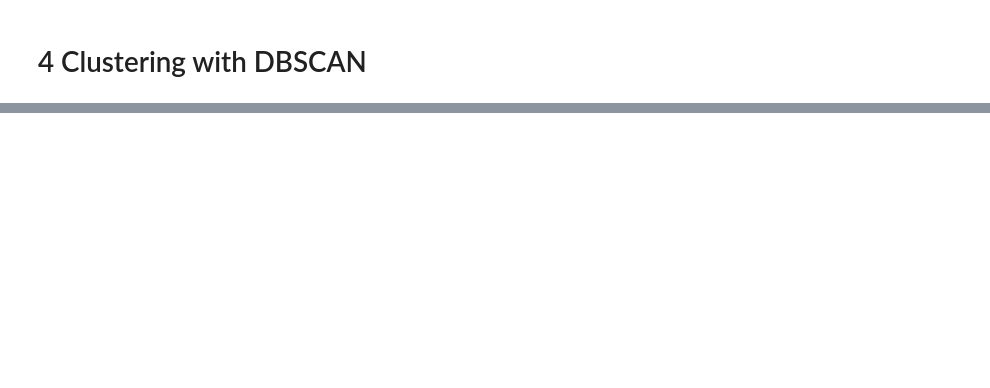
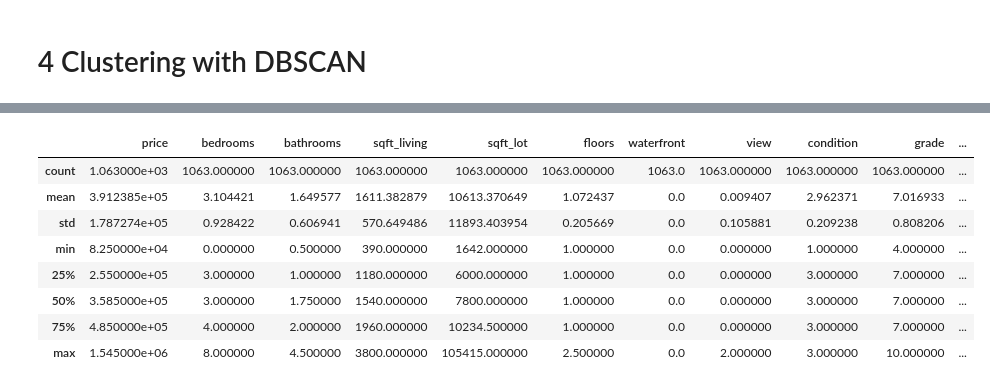
Before and after one commit to OusmaneMomboMombo/housing-cluster-analysis, a Jupyter notebook: house_sales_analysis.ipynb, the cells around one changed output, grey strips where cells are left out. Drawn from its saved outputs; the diff is of its cells as text; code cells hidden in the pictures; blank space fills up the shorter version.

```diff
--- a/house_sales_analysis.ipynb
+++ b/house_sales_analysis.ipynb
@@ -338,0 +490,15 @@ The UMAP dimensionality reduction technique successfully projects our high-dimen
+# %%
+cluster_0 = df[df['cluster'] == 0]
+
+# Calculate descriptive statistics for cluster 0
+cluster_0.describe()
+# %% [output]
+|  | price | bedrooms | bathrooms | sqft_living | sqft_lot | floors | waterfront | view | condition | grade | ... |
+| count | 1.063000e+03 | 1063.000000 | 1063.000000 | 1063.000000 | 1063.000000 | 1063.000000 | 1063.0 | 1063.000000 | 1063.000000 | 1063.000000 | ... |
+| mean | 3.912385e+05 | 3.104421 | 1.649577 | 1611.382879 | 10613.370649 | 1.072437 | 0.0 | 0.009407 | 2.962371 | 7.016933 | ... |
+| std | 1.787274e+05 | 0.928422 | 0.606941 | 570.649486 | 11893.403954 | 0.205669 | 0.0 | 0.105881 | 0.209238 | 0.808206 | ... |
+| min | 8.250000e+04 | 0.000000 | 0.500000 | 390.000000 | 1642.000000 | 1.000000 | 0.0 | 0.000000 | 1.000000 | 4.000000 | ... |
+| 25% | 2.550000e+05 | 3.000000 | 1.000000 | 1180.000000 | 6000.000000 | 1.000000 | 0.0 | 0.000000 | 3.000000 | 7.000000 | ... |
+| 50% | 3.585000e+05 | 3.000000 | 1.750000 | 1540.000000 | 7800.000000 | 1.000000 | 0.0 | 0.000000 | 3.000000 | 7.000000 | ... |
+| 75% | 4.850000e+05 | 4.000000 | 2.000000 | 1960.000000 | 10234.500000 | 1.000000 | 0.0 | 0.000000 | 3.000000 | 7.000000 | ... |
+| max | 1.545000e+06 | 8.000000 | 4.500000 | 3800.000000 | 105415.000000 | 2.500000 | 0.0 | 2.000000 | 3.000000 | 10.000000 | ... |
```
Also changed, not shown: parts of 43 cells of this notebook.
